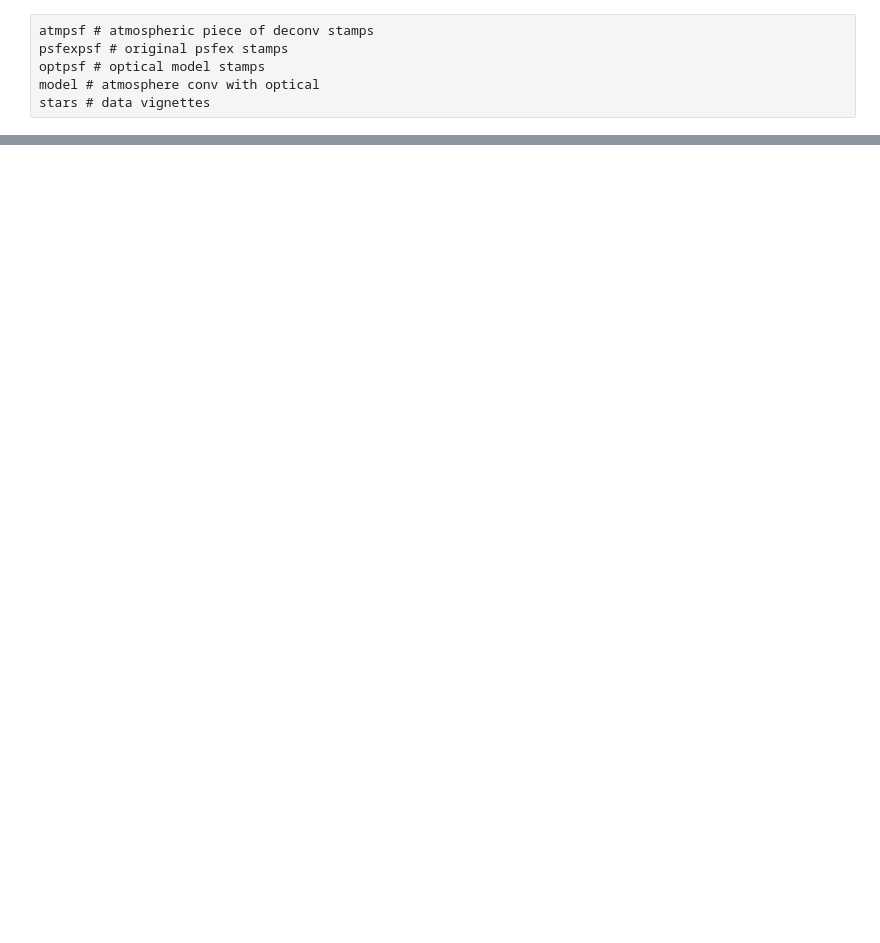
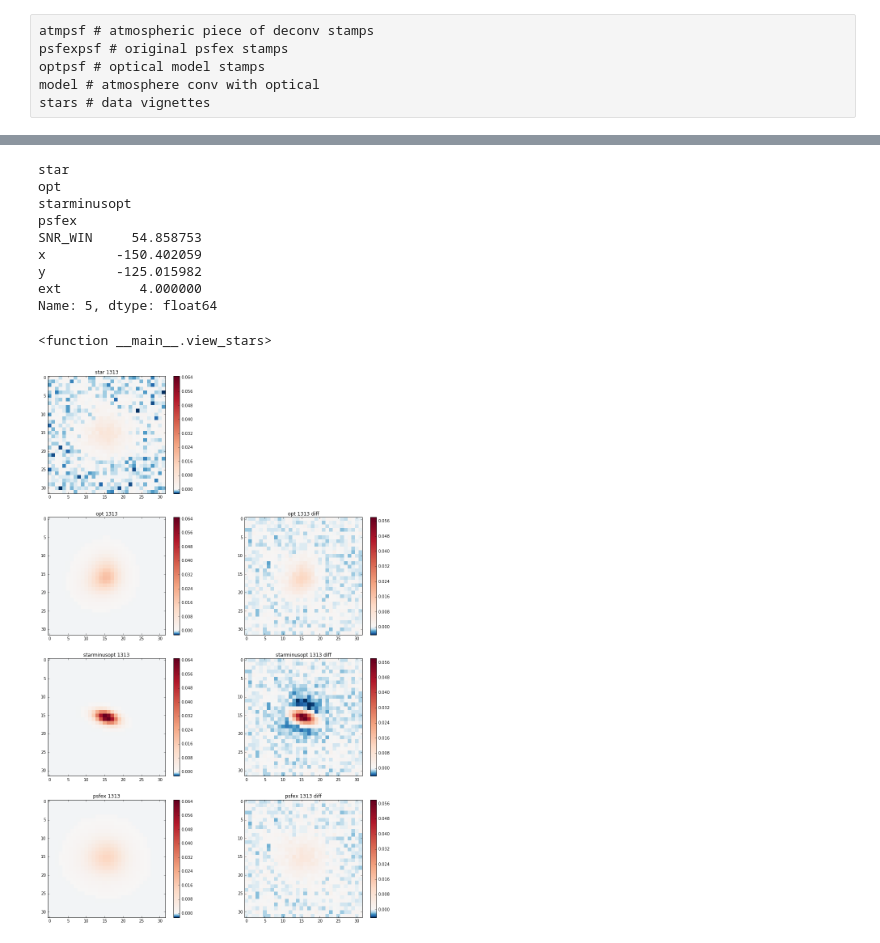
Before and after one commit to aaronroodman/DeconvolvePSF, a Jupyter notebook: 16_01_27__first_deconv_run.ipynb, the cells around one changed output, grey strips where cells are left out. Saved outputs shown, nothing was run; the diff lists cells and outputs as text; code cells hidden in the pictures; blank space fills up the shorter version.

```diff
--- a/16_01_27__first_deconv_run.ipynb
+++ b/16_01_27__first_deconv_run.ipynb
@@ -587,9 +589,9 @@ ImportError: No module named clusterz.dndz
 # %%
 def view_stars(indx=1313):
-    names = ['star', 'model', 'psfex']
-    stamps = [stars, model, psfexpsf]
-    names += ['opt', 'starminusopt', 'atm']
-    stamps += [optpsf, starminusopt, atmpsf]
+    #names = ['star', 'model', 'psfex']
+    #stamps = [stars, model, psfexpsf]
+    #names += ['opt', 'starminusopt', 'atm']
+    #stamps += [optpsf, starminusopt, atmpsf]
     names = ['star', 'opt', 'starminusopt', 'psfex']
     stamps = [stars, optpsf, starminusopt, psfexpsf]
 
@@ -624,33 +626,45 @@ def view_stars(indx=1313):
     a = np.percentile(stars_cbar, 0)
     b = np.percentile(stars_cbar, 100)
     c = 0
     midpoint = (c - a) / (b - a)
     cmap = WF.shiftedColorMap(plt.cm.RdBu_r, midpoint=midpoint)
 
     a_diff = np.percentile(stars_diff_cbar, 0)
     b_diff = np.percentile(stars_diff_cbar, 100)
     c_diff = 0
     midpoint_diff = (c_diff - a_diff) / (b_diff - a_diff)
     cmap_diff = WF.shiftedColorMap(plt.cm.RdBu_r, midpoint=midpoint_diff)
 
     for ith, name, stamp, stamp_diff in zip(range(len(names)), names, stars_plot, stars_diff_plot):
         ax = axs.flatten()[ith * 2]
         IM = ax.imshow(stamp, cmap=cmap, vmin=a, vmax=b, interpolation='none')
         fig.colorbar(IM, ax=ax)
         ax.set_title('{0} {1}'.format(name, indx))
 
         # plot difference
         ax = axs.flatten()[ith * 2 + 1]
         if name == 'star':
             ax.set_axis_off()
         else:
             IM = ax.imshow(stamp_diff, cmap=cmap_diff, vmin=a_diff, vmax=b_diff, interpolation='none')
             fig.colorbar(IM, ax=ax)
             ax.set_title('{0} {1} diff'.format(name, indx))
 
     keys_view_stars = ['SNR_WIN', 'x', 'y', 'ext']
     print(df_in.iloc[indx][keys_view_stars])
 ipywidgets.interact(view_stars, indx=(0, len(df_in), 1))
+# %% [output]
+star
+opt
+starminusopt
+psfex
+SNR_WIN     54.858753
+x         -150.402059
+y         -125.015982
+ext          4.000000
+Name: 5, dtype: float64
+<function __main__.view_stars>
+[figure, added]
 # %%
 x = df[df['ext'] == 7].copy()
 x[['x', 'y', 'ext', 'atm_e0', 'atm_e1', 'atm_e2']]
```
Also changed, not shown: parts of 11 cells of this notebook, 1 other file.
